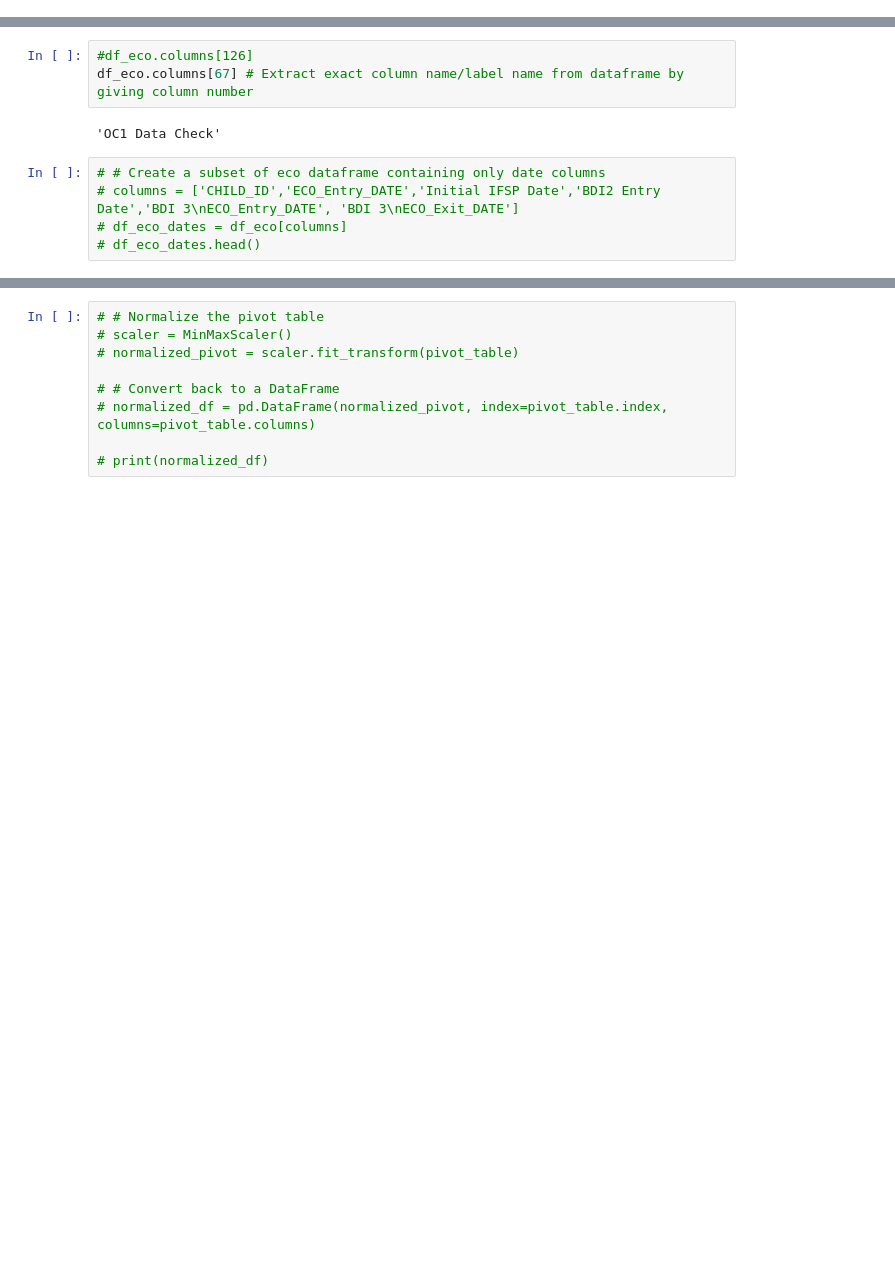
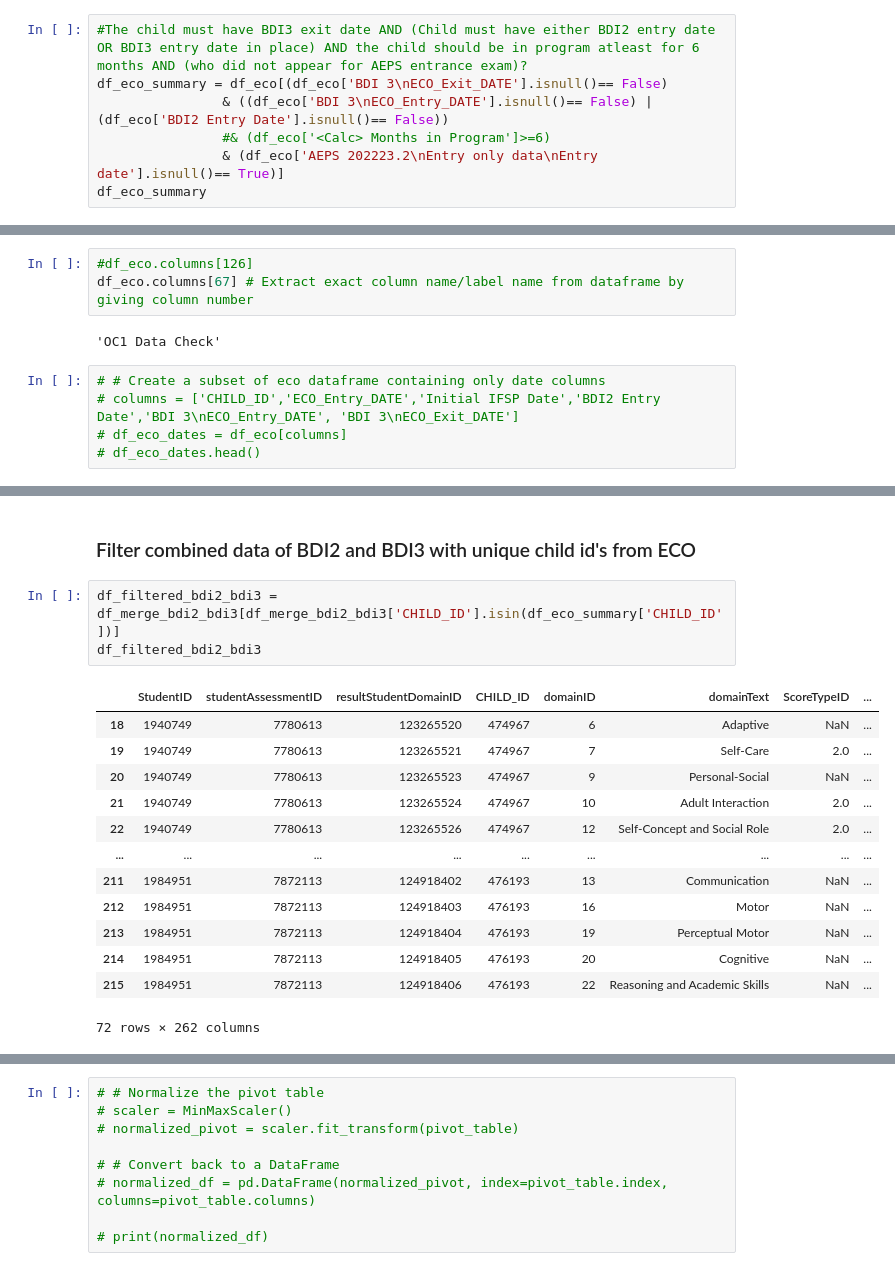
Before and after one commit to NSS-Data-Analytics-Cohort-13/teis-RenukaD13, a Jupyter notebook: TEIS_state_project.ipynb, the cells around one changed output, grey strips where cells are left out. Cells and saved outputs as stored; diff of their text form; blank space fills up the shorter version.

```diff
--- a/TEIS_state_project.ipynb
+++ b/TEIS_state_project.ipynb
@@ -19,0 +24,7 @@ df_eco_summary = df_eco[df_eco['OC1 Data Check']==1]
+# %%
+#The child must have BDI3 exit date AND (Child must have either BDI2 entry date OR BDI3 entry date in place) AND the child should be in program atleast for 6 months AND (who did not appear for AEPS entrance exam)?
+df_eco_summary = df_eco[(df_eco['BDI 3\nECO_Exit_DATE'].isnull()== False)
+                & ((df_eco['BDI 3\nECO_Entry_DATE'].isnull()== False) | (df_eco['BDI2 Entry Date'].isnull()== False))
+                #& (df_eco['<Calc> Months in Program']>=6)
+                & (df_eco['AEPS 202223.2\nEntry only data\nEntry date'].isnull()== True)]
+df_eco_summary
@@ -209,0 +309,19 @@ df_bdi2_id.head()
+# %% [markdown]
+### Filter combined data of BDI2 and BDI3 with unique child id's from ECO
+# %%
+df_filtered_bdi2_bdi3 = df_merge_bdi2_bdi3[df_merge_bdi2_bdi3['CHILD_ID'].isin(df_eco_summary['CHILD_ID'])]
+df_filtered_bdi2_bdi3
+# %% [output]
+|  | StudentID | studentAssessmentID | resultStudentDomainID | CHILD_ID | domainID | domainText | ScoreTypeID | ... |
+| 18 | 1940749 | 7780613 | 123265520 | 474967 | 6 | Adaptive | NaN | ... |
+| 19 | 1940749 | 7780613 | 123265521 | 474967 | 7 | Self-Care | 2.0 | ... |
+| 20 | 1940749 | 7780613 | 123265523 | 474967 | 9 | Personal-Social | NaN | ... |
+| 21 | 1940749 | 7780613 | 123265524 | 474967 | 10 | Adult Interaction | 2.0 | ... |
+| 22 | 1940749 | 7780613 | 123265526 | 474967 | 12 | Self-Concept and Social Role | 2.0 | ... |
+| ... | ... | ... | ... | ... | ... | ... | ... | ... |
+| 211 | 1984951 | 7872113 | 124918402 | 476193 | 13 | Communication | NaN | ... |
+| 212 | 1984951 | 7872113 | 124918403 | 476193 | 16 | Motor | NaN | ... |
+| 213 | 1984951 | 7872113 | 124918404 | 476193 | 19 | Perceptual Motor | NaN | ... |
+| 214 | 1984951 | 7872113 | 124918405 | 476193 | 20 | Cognitive | NaN | ... |
+| 215 | 1984951 | 7872113 | 124918406 | 476193 | 22 | Reasoning and Academic Skills | NaN | ... |
+72 rows × 262 columns
```
Also changed, not shown: parts of 39 cells of this notebook, 1 other file.
